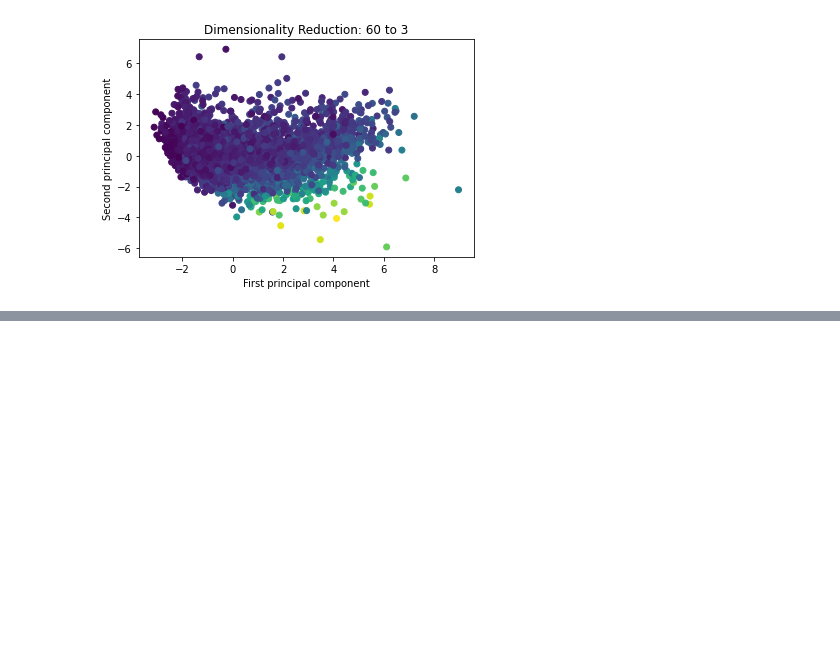
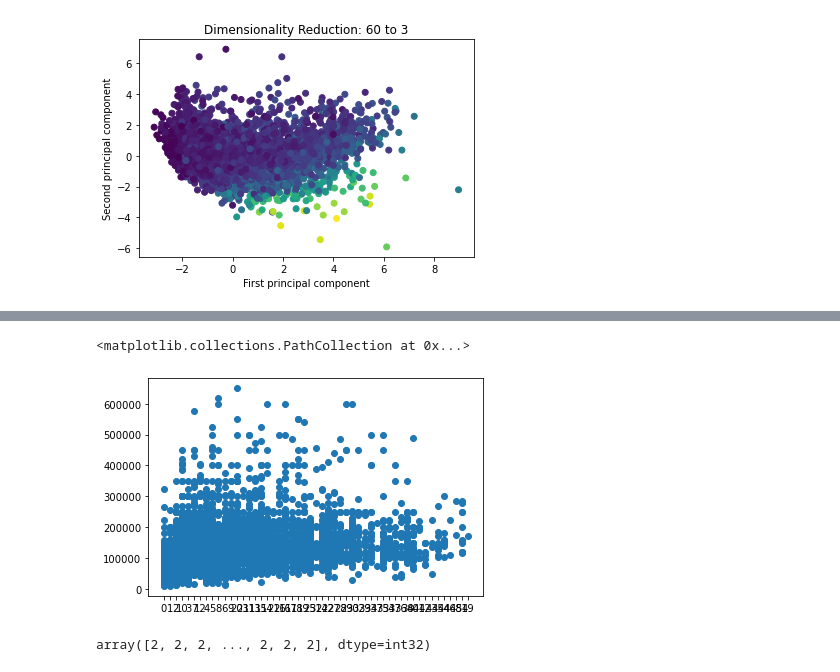
Before and after one commit to triple-crown-consulting/developer-salary-guide, a Jupyter notebook: notebooks/descriptive-analysis.ipynb, the cells around one changed output, grey strips where cells are left out. Saved outputs shown, nothing was run; the diff lists cells and outputs as text; code cells hidden in the pictures; blank space fills up the shorter version.

```diff
--- a/notebooks/descriptive-analysis.ipynb
+++ b/notebooks/descriptive-analysis.ipynb
@@ -119,0 +142,5 @@ Text(0.5, 1.0, 'Dimensionality Reduction: 60 to 3')
+# %%
+plt.scatter(data.YearsCodePro, data.ConvertedComp)
+# %% [output]
+<matplotlib.collections.PathCollection at 0x...>
+[figure, added]
@@ -119,0 +149,5 @@ Text(0.5, 1.0, 'Dimensionality Reduction: 60 to 3')
+# %%
+y_pred = kmeans.fit_predict(data[['YearsCodePro', 'ConvertedComp']])
+y_pred
+# %% [output]
+array([2, 2, 2, ..., 2, 2, 2], dtype=int32)
```
Also changed, not shown: parts of 13 cells of this notebook, 1 other file.
